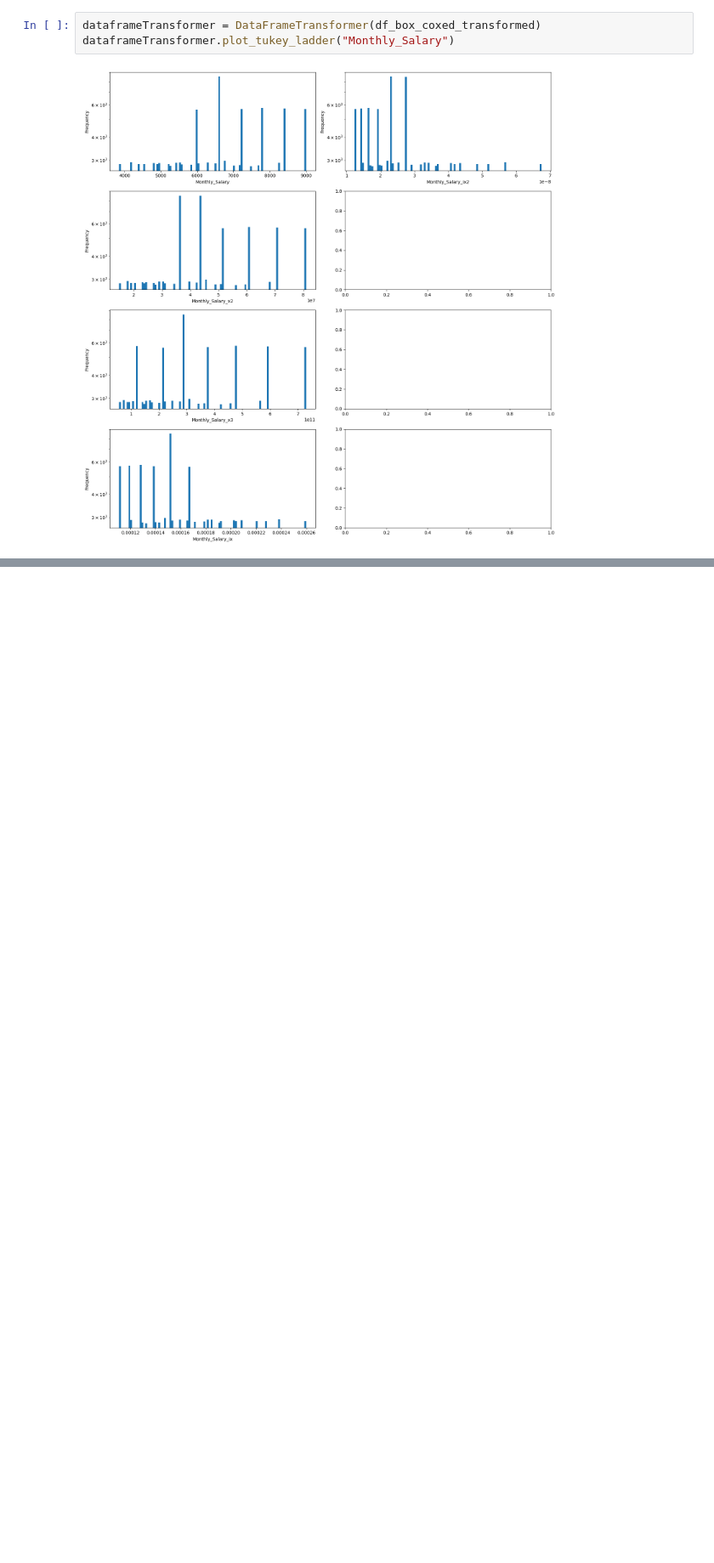
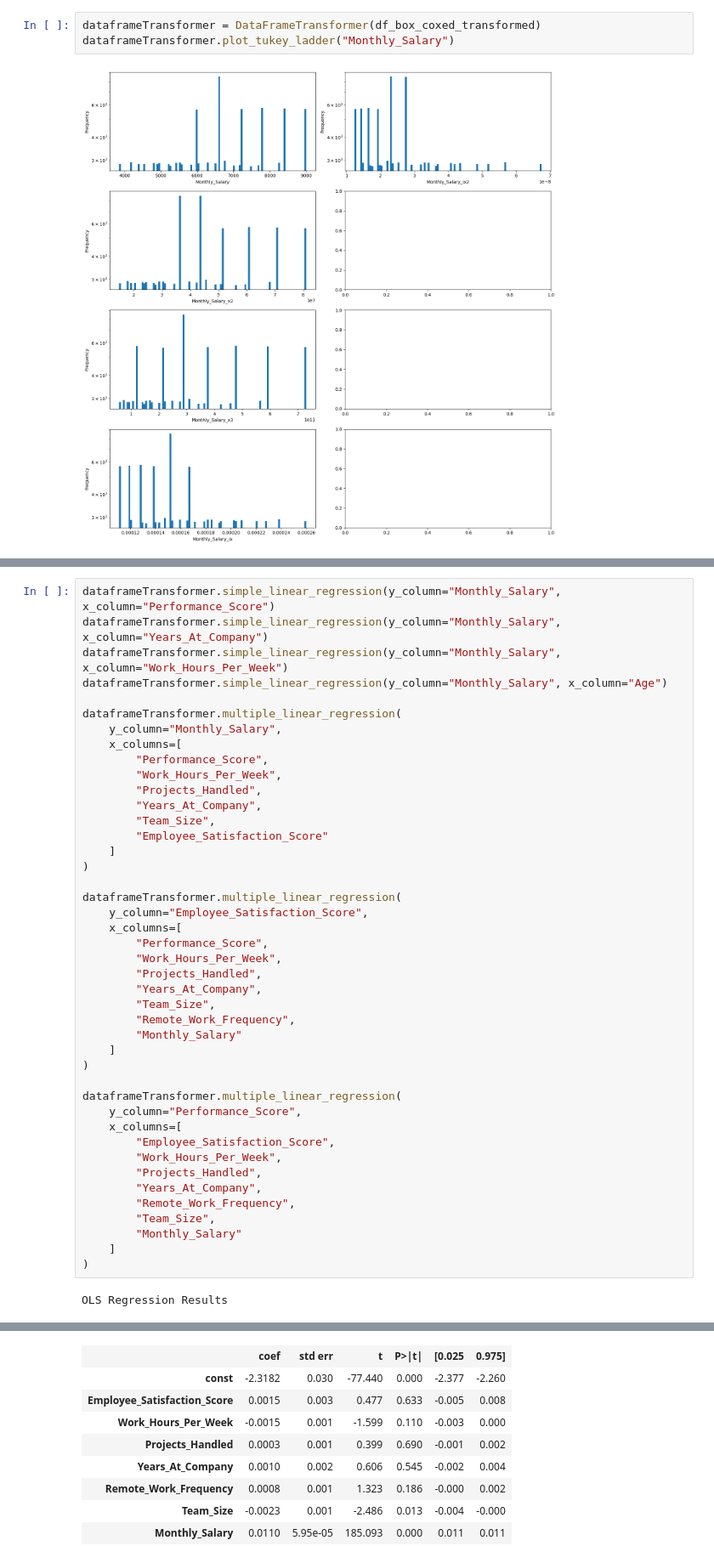
Before and after one commit to sreehariprathap/Data-Analysis--Maths---Algorithms, a Jupyter notebook: Week12/PAW-4.ipynb, the cells around one changed output, grey strips where cells are left out. Shown at 85% size. Drawn from its saved outputs; the diff is of its cells as text; blank space fills up the shorter version.

```diff
--- a/Week12/PAW-4.ipynb
+++ b/Week12/PAW-4.ipynb
@@ -236,0 +314,45 @@ dataframeTransformer.plot_tukey_ladder("Monthly_Salary")
+# %%
+dataframeTransformer.simple_linear_regression(y_column="Monthly_Salary", x_column="Performance_Score")
+dataframeTransformer.simple_linear_regression(y_column="Monthly_Salary", x_column="Years_At_Company")
+dataframeTransformer.simple_linear_regression(y_column="Monthly_Salary", x_column="Work_Hours_Per_Week")
+dataframeTransformer.simple_linear_regression(y_column="Monthly_Salary", x_column="Age")
+
+dataframeTransformer.multiple_linear_regression(
+    y_column="Monthly_Salary",
+    x_columns=[
+        "Performance_Score",
+        "Work_Hours_Per_Week",
+        "Projects_Handled",
+        "Years_At_Company",
+        "Team_Size",
+        "Employee_Satisfaction_Score"
+    ]
+)
+
+dataframeTransformer.multiple_linear_regression(
+    y_column="Employee_Satisfaction_Score",
+    x_columns=[
+        "Performance_Score",
+        "Work_Hours_Per_Week",
+        "Projects_Handled",
+        "Years_At_Company",
+        "Team_Size",
+        "Remote_Work_Frequency",
+        "Monthly_Salary"
+    ]
+)
+
+dataframeTransformer.multiple_linear_regression(
+    y_column="Performance_Score",
+    x_columns=[
+        "Employee_Satisfaction_Score",
+        "Work_Hours_Per_Week",
+        "Projects_Handled",
+        "Years_At_Company",
+        "Remote_Work_Frequency",
+        "Team_Size",
+        "Monthly_Salary"
+    ]
+)
+# %% [output]
+OLS Regression Results
@@ -236,0 +368,9 @@ dataframeTransformer.plot_tukey_ladder("Monthly_Salary")
+|  | coef | std err | t | P>|t| | [0.025 | 0.975] |
+| const | -2.3182 | 0.030 | -77.440 | 0.000 | -2.377 | -2.260 |
+| Employee_Satisfaction_Score | 0.0015 | 0.003 | 0.477 | 0.633 | -0.005 | 0.008 |
+| Work_Hours_Per_Week | -0.0015 | 0.001 | -1.599 | 0.110 | -0.003 | 0.000 |
+| Projects_Handled | 0.0003 | 0.001 | 0.399 | 0.690 | -0.001 | 0.002 |
+| Years_At_Company | 0.0010 | 0.002 | 0.606 | 0.545 | -0.002 | 0.004 |
+| Remote_Work_Frequency | 0.0008 | 0.001 | 1.323 | 0.186 | -0.000 | 0.002 |
+| Team_Size | -0.0023 | 0.001 | -2.486 | 0.013 | -0.004 | -0.000 |
+| Monthly_Salary | 0.0110 | 5.95e-05 | 185.093 | 0.000 | 0.011 | 0.011 |
```
Also changed, not shown: parts of 12 cells of this notebook, 1 other file.
